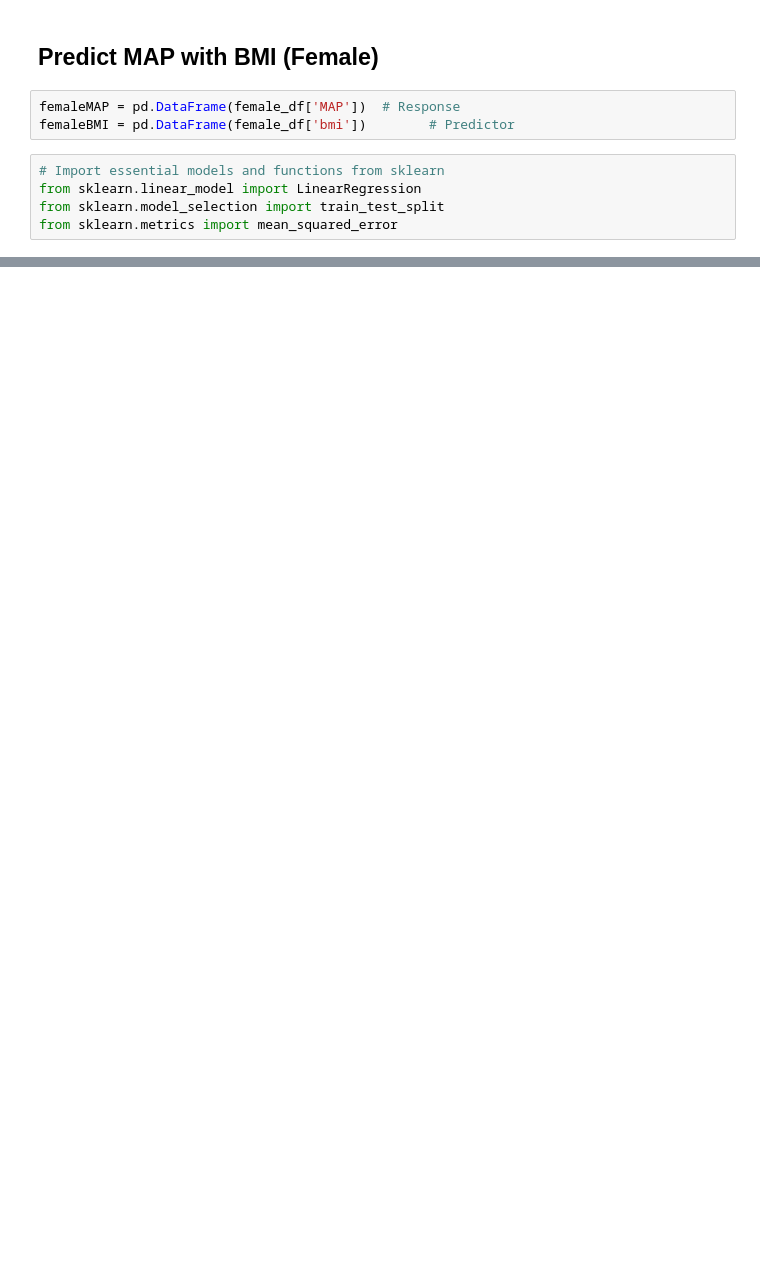
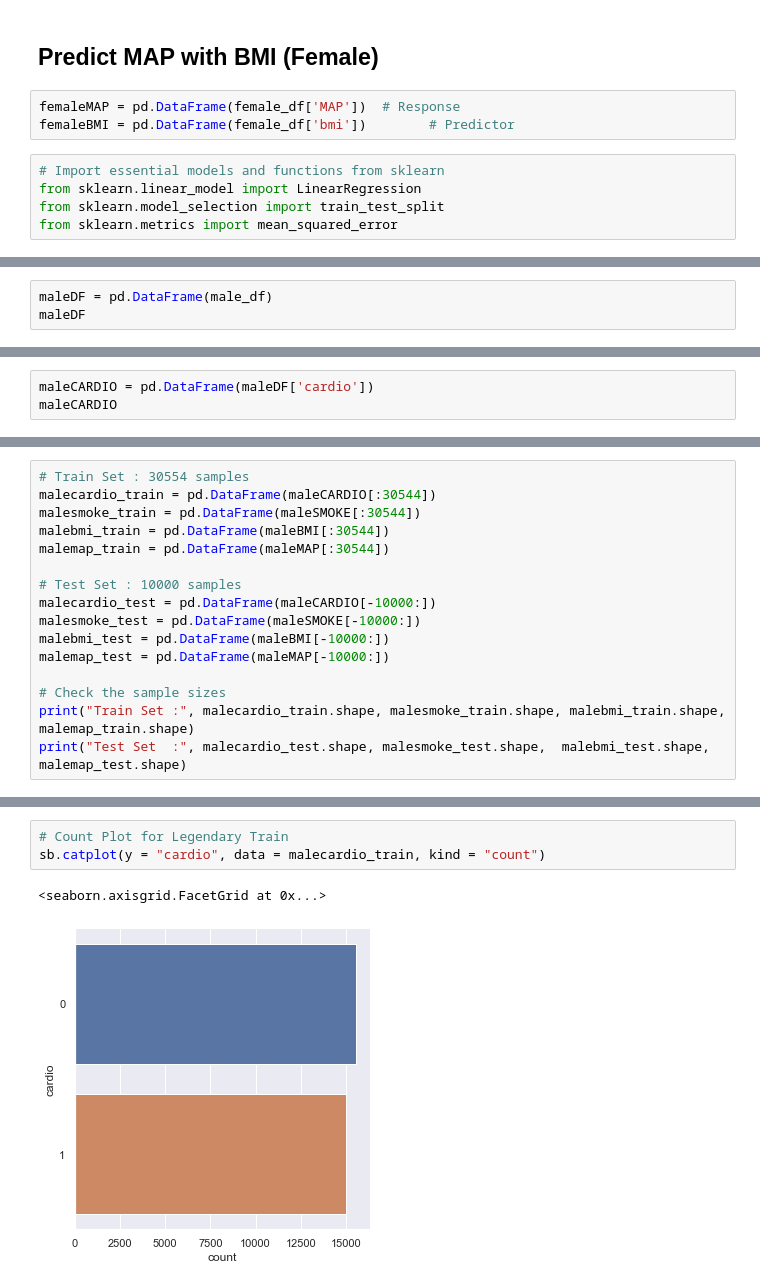
Before and after one commit to kelvtan96/EE0005, a Jupyter notebook: Project Code.ipynb, the cells around one changed output, grey strips where cells are left out. Cells and saved outputs as stored; diff of their text form; blank space fills up the shorter version.

```diff
--- a/Project Code.ipynb
+++ b/Project Code.ipynb
@@ -479,0 +482,3 @@ plt.show()
+# %%
+maleDF = pd.DataFrame(male_df)
+maleDF
@@ -479,0 +516,3 @@ plt.show()
+# %%
+maleCARDIO = pd.DataFrame(maleDF['cardio'])
+maleCARDIO
@@ -479,0 +565,16 @@ plt.show()
+# %%
+# Train Set : 30554 samples
+malecardio_train = pd.DataFrame(maleCARDIO[:30544])
+malesmoke_train = pd.DataFrame(maleSMOKE[:30544])
+malebmi_train = pd.DataFrame(maleBMI[:30544])
+malemap_train = pd.DataFrame(maleMAP[:30544])
+
+# Test Set : 10000 samples
+malecardio_test = pd.DataFrame(maleCARDIO[-10000:])
+malesmoke_test = pd.DataFrame(maleSMOKE[-10000:])
+malebmi_test = pd.DataFrame(maleBMI[-10000:])
+malemap_test = pd.DataFrame(maleMAP[-10000:])
+
+# Check the sample sizes
+print("Train Set :", malecardio_train.shape, malesmoke_train.shape, malebmi_train.shape, malemap_train.shape)
+print("Test Set  :", malecardio_test.shape, malesmoke_test.shape,  malebmi_test.shape, malemap_test.shape)
@@ -479,0 +612,6 @@ plt.show()
+# %%
+# Count Plot for Legendary Train
+sb.catplot(y = "cardio", data = malecardio_train, kind = "count")
+# %% [output]
+<seaborn.axisgrid.FacetGrid at 0x...>
+[figure, added]
```
Also changed, not shown: parts of 35 cells of this notebook.
